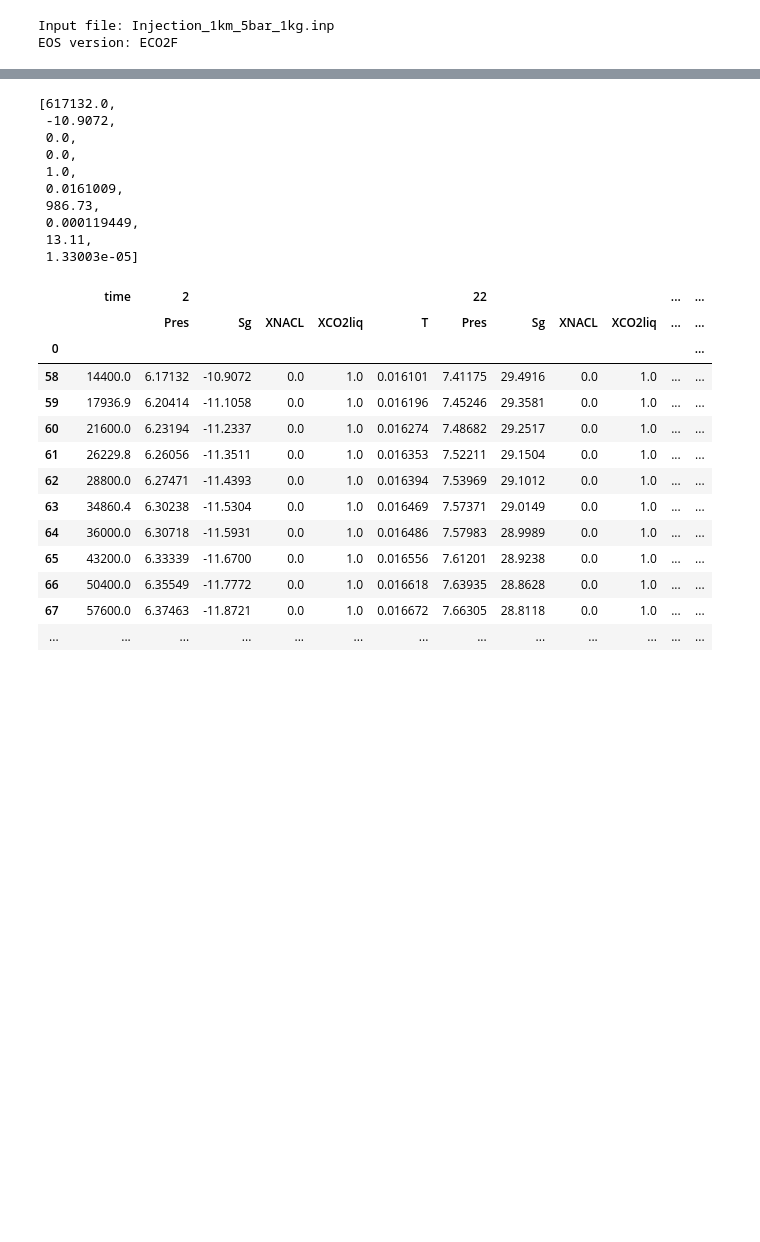
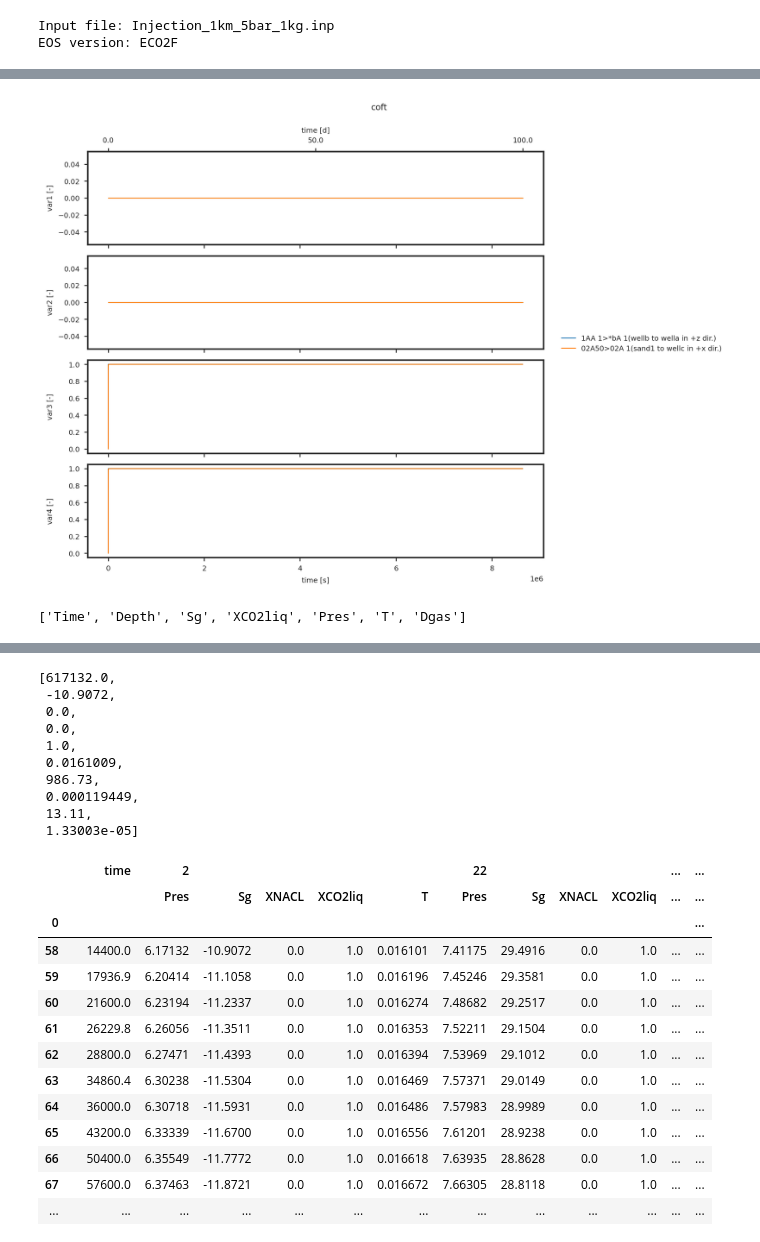
Before and after one commit to equinor/T2Well_post, a Jupyter notebook: plot_T2Well_files.ipynb, the cells around one changed output, grey strips where cells are left out. Cells and saved outputs as stored; diff of their text form; code cells hidden in the pictures; blank space fills up the shorter version.

Commit message:
Update plotting

```diff
--- a/plot_T2Well_files.ipynb
+++ b/plot_T2Well_files.ipynb
@@ -71,0 +113,74 @@ Processing FOFT_Injection_1km_5bar_1kg file
+# %%
+
+
+def plot_OFT(title, df, items, df_vars, logscale, mesh_eleme, mesh_conne):
+    w = 6
+    h = (2.8-1)*len(df_vars)
+
+    w = 8.1
+    h = 5.85
+    rcParams['figure.figsize'] = [w,h]
+
+    mesh_eleme = mesh_eleme.set_index(('ElName'))
+
+
+    fig, axs = plt.subplots(len(df_vars),1, sharex=True)
+
+    for var_idx, var in enumerate(df_vars):
+
+        print(var_idx, var)
+
+
+        if len(df_vars)>1:
+            ax = axs[var_idx]
+        else:
+            ax = axs
+
+        for item in items:
+            print('plot item {:d} in {:s} plot'.format(item,var))
+
+            if title =='coft':
+
+                el1 = mesh_conne.loc[item, 'EL1']
+                el2 = mesh_conne.loc[item, 'EL2']
+                k_dir = mesh_conne.loc[item, 'ISOT']
+
+                mat1 = mesh_eleme.loc[el1,'MAT']
+                mat2 = mesh_eleme.loc[el2,'MAT']
+                item_label =  '{:s}>{:s}({:s} to {:s} in {:s} dir.)'.format(el1,el2,mat1, mat2, perm_dict[k_dir])
+
+
+
+            elif title =='foft':
+                el = mesh_eleme.loc[item,'ElName']
+                mat = mesh_eleme.loc[item,'MAT']
+                item_label = '{:<4d}{:s}({:s})'.format(item,el,mat)
+            df.plot(x='time', y=(item, var), ax=ax, label=item_label, legend = False)
+            # df.plot(x='time', y=(item, var), ax=ax, label='tt', legend = False)
+
+        ##TEST
+        #ax.set_xlim(left=-1, right=30*60)
+        ##TEST
+
+        if var == df_vars[-1]:
+            ax.set_xlabel('time [s]')
+
+        if var == df_vars[0]:
+            secondary_scale(logscale, ax)
+
+
+
+
+        ax.set_ylabel('{:s} [{:s}]'.format(var, units_dict[var]))
+
+    if title == 'foft':
+        ax.set_yscale('log')
+
+    fig.suptitle(title)
+    handles, labels = ax.get_legend_handles_labels()
+    fig.legend(handles, labels, loc='center right')
+    fig.align_ylabels()
+    fig.tight_layout(rect=[0,0,0.75,0.98])
+
+plot_OFT('coft', coft, coft_idx, coft_var, logscale=False, mesh_eleme=eleme, mesh_conne=conne)
+# %% [output]
@@ -71,0 +199,5 @@ Processing FOFT_Injection_1km_5bar_1kg file
+[figure, added]
+# %%
+a
+# %% [output]
+['Time', 'Depth', 'Sg', 'XCO2liq', 'Pres', 'T', 'Dgas']
```
Also changed, not shown: parts of 10 cells of this notebook, 1 other file.
